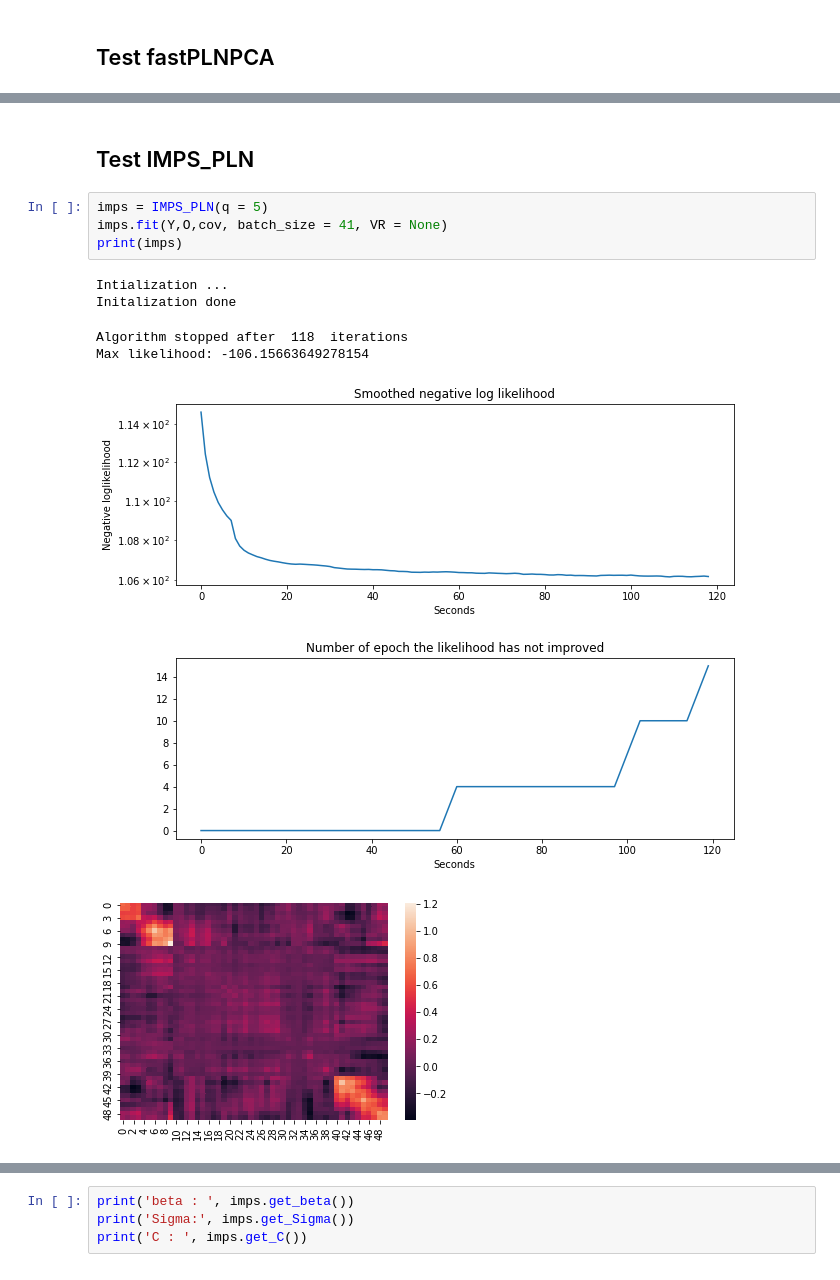
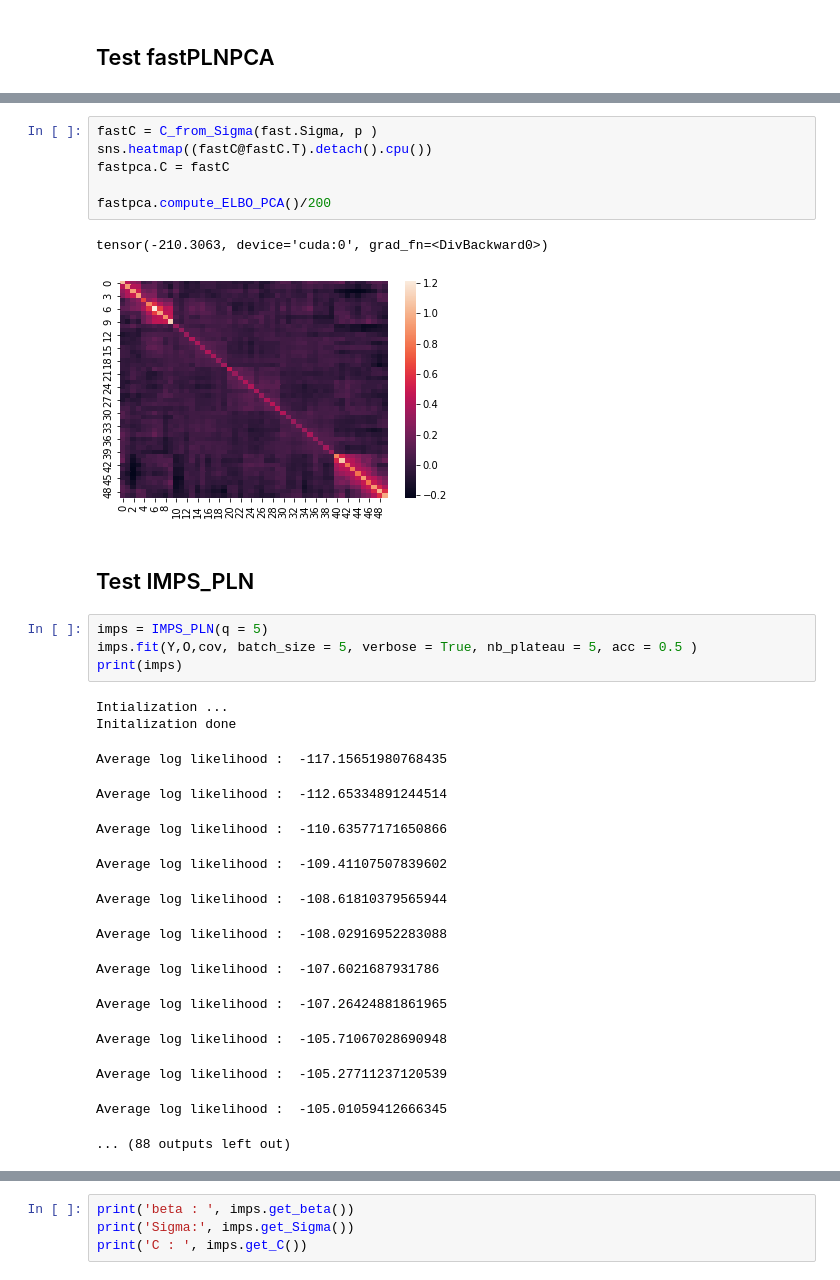
Before and after one commit to PLN-team/pyPLNmodels, a Jupyter notebook: test_PLN.ipynb, the cells around one changed output, grey strips where cells are left out. Saved outputs shown, nothing was run; the diff lists cells and outputs as text.

```diff
--- a/test_PLN.ipynb
+++ b/test_PLN.ipynb
@@ -107,13 +113,30 @@ beta :  tensor([[ 0.4921, -0.1335, -0.8689,  0.2483, -0.5047,  0.7232,  0.0101,
+# %%
+fastC = C_from_Sigma(fast.Sigma, p )
+sns.heatmap((fastC@fastC.T).detach().cpu())
+fastpca.C = fastC
+
+fastpca.compute_ELBO_PCA()/200
+# %% [output]
+tensor(-210.3063, device='cuda:0', grad_fn=<DivBackward0>)
+[figure, added]
 # %% [markdown]
 ## Test IMPS_PLN
 # %%
 imps = IMPS_PLN(q = 5)
-imps.fit(Y,O,cov, batch_size = 41, VR = None)
+imps.fit(Y,O,cov, batch_size = 5, verbose = True, nb_plateau = 5, acc = 0.5 )
 print(imps)
 # %% [output]
 Intialization ...
 Initalization done
-Algorithm stopped after  118  iterations
-Max likelihood: -106.15663649278154
+Average log likelihood :  -117.15651980768435
-[figure, removed]
-[figure, removed]
+Average log likelihood :  -112.65334891244514
+Average log likelihood :  -110.63577171650866
+Average log likelihood :  -109.41107507839602
+Average log likelihood :  -108.61810379565944
+Average log likelihood :  -108.02916952283088
+Average log likelihood :  -107.6021687931786
+Average log likelihood :  -107.26424881861965
+Average log likelihood :  -105.71067028690948
+Average log likelihood :  -105.27711237120539
+Average log likelihood :  -105.01059412666345
+... (88 outputs left out)
```
Also changed, not shown: parts of 12 cells of this notebook, 23 other files.
